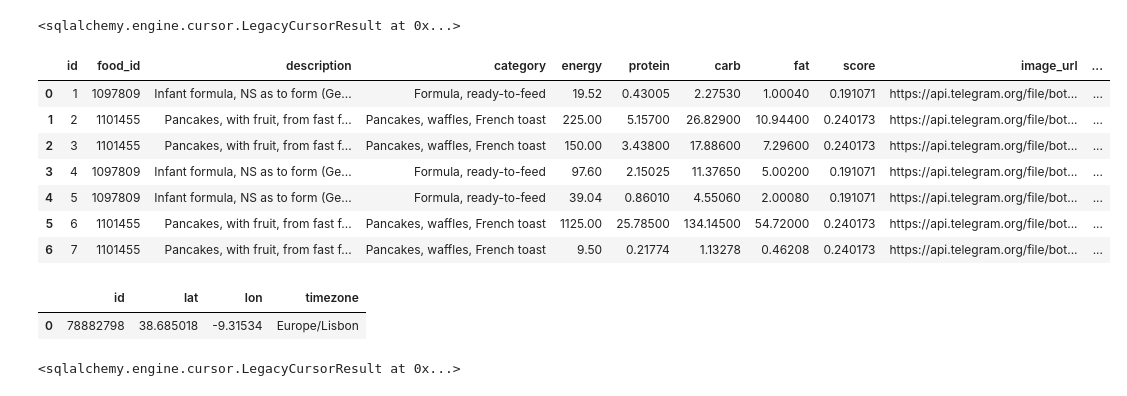
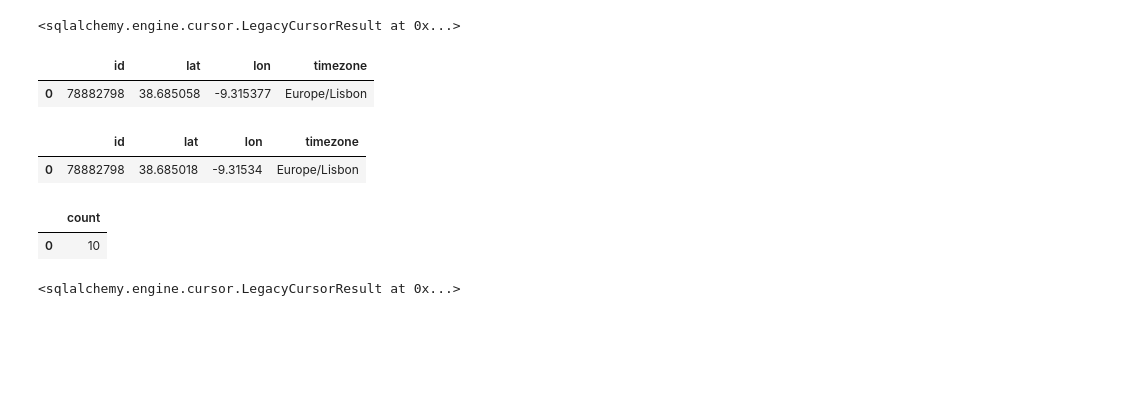
Before and after one commit to DmitriyG228/food, a Jupyter notebook: 00_psql.ipynb, the cells around one changed output. Cells and saved outputs as stored; diff of their text form; code cells hidden in the pictures; blank space fills up the shorter version.

```diff
--- a/00_psql.ipynb
+++ b/00_psql.ipynb
@@ -186,21 +186,20 @@ class Dishes (Base):
     measure_selected     = Column(String,   nullable=False)
     timestamp            = Column(DateTime(timezone=True), nullable=False)
 # %%
-pd.read_sql('select * from dishes_test',engine)
+pd.read_sql('select * from users',engine)
 # %% [output]
-|  | id | food_id | description | category | energy | protein | carb | fat | score | image_url | ... |
-| 0 | 1 | 1097809 | Infant formula, NS as to form (Ge... | Formula, ready-to-feed | 19.52 | 0.43005 | 2.27530 | 1.00040 | 0.191071 | https://api.telegram.org/file/bot... | ... |
-| 1 | 2 | 1101455 | Pancakes, with fruit, from fast f... | Pancakes, waffles, French toast | 225.00 | 5.15700 | 26.82900 | 10.94400 | 0.240173 | https://api.telegram.org/file/bot... | ... |
-| 2 | 3 | 1101455 | Pancakes, with fruit, from fast f... | Pancakes, waffles, French toast | 150.00 | 3.43800 | 17.88600 | 7.29600 | 0.240173 | https://api.telegram.org/file/bot... | ... |
-| 3 | 4 | 1097809 | Infant formula, NS as to form (Ge... | Formula, ready-to-feed | 97.60 | 2.15025 | 11.37650 | 5.00200 | 0.191071 | https://api.telegram.org/file/bot... | ... |
-| 4 | 5 | 1097809 | Infant formula, NS as to form (Ge... | Formula, ready-to-feed | 39.04 | 0.86010 | 4.55060 | 2.00080 | 0.191071 | https://api.telegram.org/file/bot... | ... |
-| 5 | 6 | 1101455 | Pancakes, with fruit, from fast f... | Pancakes, waffles, French toast | 1125.00 | 25.78500 | 134.14500 | 54.72000 | 0.240173 | https://api.telegram.org/file/bot... | ... |
-| 6 | 7 | 1101455 | Pancakes, with fruit, from fast f... | Pancakes, waffles, French toast | 9.50 | 0.21774 | 1.13278 | 0.46208 | 0.240173 | https://api.telegram.org/file/bot... | ... |
+|  | id | lat | lon | timezone |
+| 0 | 78882798 | 38.685058 | -9.315377 | Europe/Lisbon |
 # %%
 pd.read_sql('select * from users_test',engine)
 # %% [output]
 |  | id | lat | lon | timezone |
 | 0 | 78882798 | 38.685018 | -9.31534 | Europe/Lisbon |
+# %%
+pd.read_sql('select COUNT(DISTINCT(USER_ID)) from DISHES',engine)
+# %% [output]
+|  | count |
+| 0 | 10 |
 # %%
 engine.execute('truncate table dishes_test')
 # %% [output]
```
Also changed, not shown: 2 other files.
